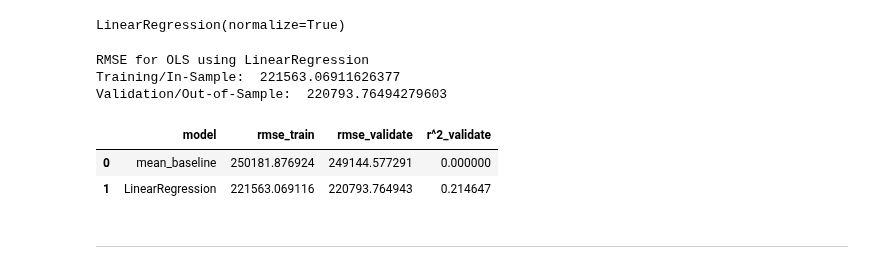
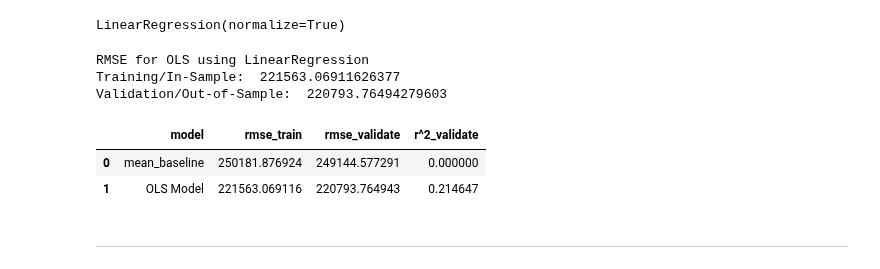
Before and after one commit to natasharivers/Zillow_Regression_Project, a Jupyter notebook: Final Zillow Notebook.ipynb, the cells around one changed output. Cells and saved outputs as stored; diff of their text form; code cells hidden in the pictures.

```diff
--- a/Final Zillow Notebook.ipynb
+++ b/Final Zillow Notebook.ipynb
@@ -866,17 +866,17 @@ Validation/Out-of-Sample:  220793.76494279603
 # %%
 #create visual to see baseline vs LinearRegression model
 metric_df = metric_df.append(
     {
-    'model': 'LinearRegression',
+    'model': 'OLS Model',
     'rmse_train': rmse_train,
     'rmse_validate': rmse_validate,
     'r^2_validate': explained_variance_score(y_validate.value_assessed, y_validate.value_assessed_pred_lm)}, ignore_index=True)
 
 metric_df
 # %% [output]
 |  | model | rmse_train | rmse_validate | r^2_validate |
 | 0 | mean_baseline | 250181.876924 | 249144.577291 | 0.000000 |
-| 1 | LinearRegression | 221563.069116 | 220793.764943 | 0.214647 |
+| 1 | OLS Model | 221563.069116 | 220793.764943 | 0.214647 |
 # %% [markdown]
 <hr style="border:2px solid black"> </hr>
 # %% [markdown]
```
Also changed, not shown: parts of 3 cells of this notebook.
